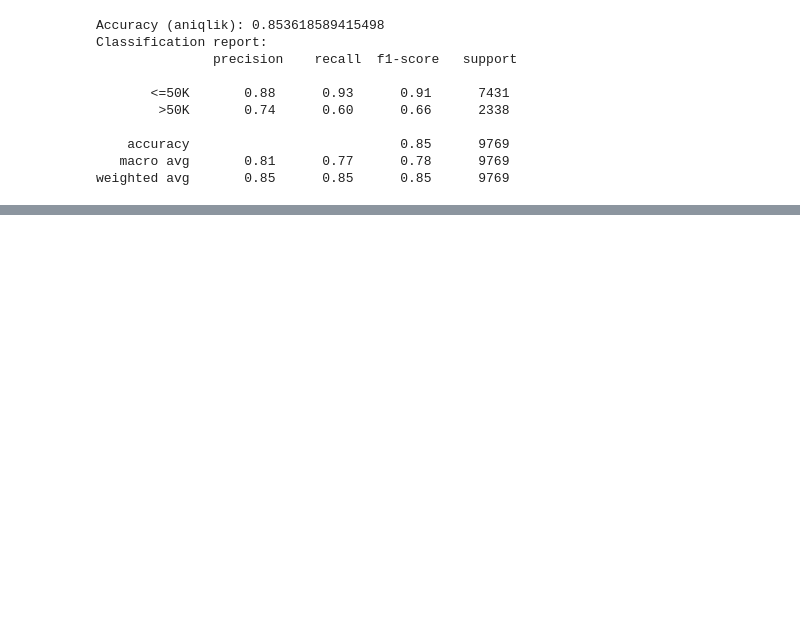
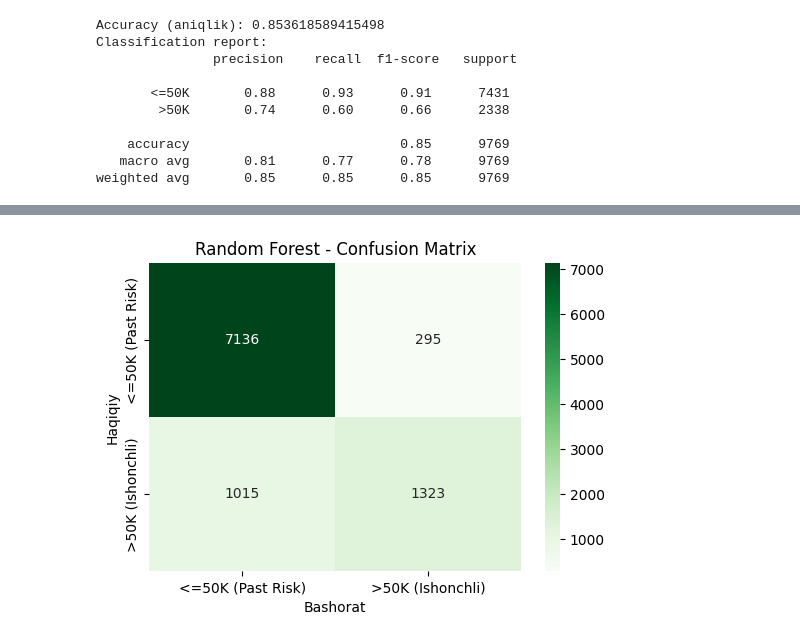
Before and after one commit to izzat-ai/learning-ai, a Jupyter notebook: projects/credit_scoring_project/credit_scoring.ipynb, the cells around one changed output, grey strips where cells are left out. Saved outputs shown, nothing was run; the diff lists cells and outputs as text; code cells hidden in the pictures; blank space fills up the shorter version.

```diff
--- a/projects/credit_scoring_project/credit_scoring.ipynb
+++ b/projects/credit_scoring_project/credit_scoring.ipynb
@@ -432,0 +452,11 @@ weighted avg       0.85      0.85      0.85      9769
+# %%
+from sklearn.ensemble import RandomForestClassifier
+
+# model yaratish
+rf_model = RandomForestClassifier(random_state=42, n_estimators=100, max_depth=12)
+
+# modelni o'qitish
+rf_model.fit(X_train_prepared, y_train)
+
+# bashorat qilish
+y_pred_rf = rf_model.predict(X_test_prepared)
@@ -432,0 +482,14 @@ weighted avg       0.85      0.85      0.85      9769
+# %%
+# RFC modeli uchun Confusion Matrix visualizatsiyasi
+cm_rf = confusion_matrix(y_test, y_pred_rf)
+plt.figure(figsize=(6, 4))
+sns.heatmap(cm_rf, annot=True, fmt='d', cmap='Greens',
+            xticklabels=['<=50K (Past Risk)', '>50K (Ishonchli)'],
+            yticklabels=['<=50K (Past Risk)', '>50K (Ishonchli)'])
+
+plt.xlabel('Bashorat')
+plt.ylabel('Haqiqiy')
+plt.title('Random Forest - Confusion Matrix')
+plt.show()
+# %% [output]
+[figure, added]
```
Also changed, not shown: parts of 8 cells of this notebook.
